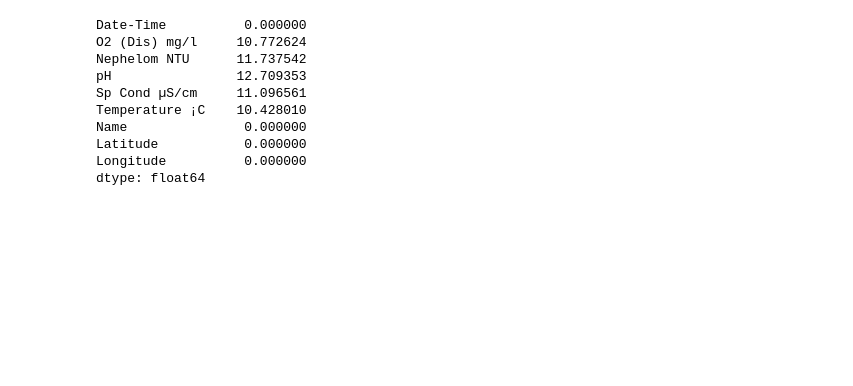
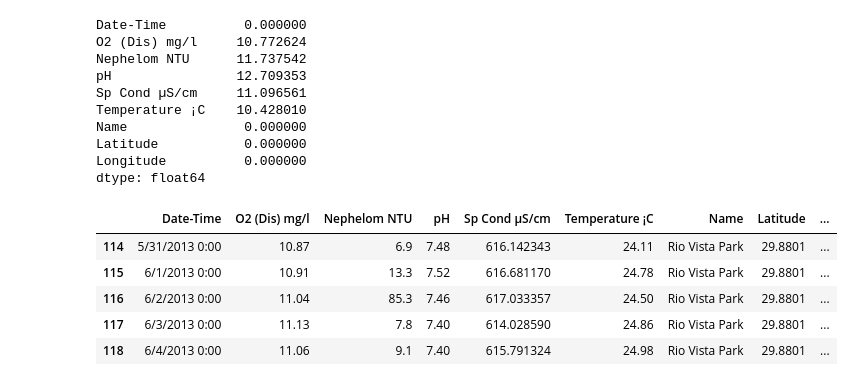
Before and after one commit to we-came-we-SAWS-we-conquered/saws-capstone-project, a Jupyter notebook: jeremy-repo/water_quality_data.ipynb, the cells around one changed output. Saved outputs shown, nothing was run; the diff lists cells and outputs as text; code cells hidden in the pictures; blank space fills up the shorter version.

```diff
--- a/jeremy-repo/water_quality_data.ipynb
+++ b/jeremy-repo/water_quality_data.ipynb
@@ -34,6 +41,15 @@ Name               0.000000
 Latitude           0.000000
 Longitude          0.000000
 dtype: float64
+# %%
+eaa.head()
+# %% [output]
+|  | Date-Time | O2 (Dis) mg/l | Nephelom NTU | pH | Sp Cond µS/cm | Temperature ¡C | Name | Latitude | ... |
+| 114 | 5/31/2013 0:00 | 10.87 | 6.9 | 7.48 | 616.142343 | 24.11 | Rio Vista Park | 29.8801 | ... |
+| 115 | 6/1/2013 0:00 | 10.91 | 13.3 | 7.52 | 616.681170 | 24.78 | Rio Vista Park | 29.8801 | ... |
+| 116 | 6/2/2013 0:00 | 11.04 | 85.3 | 7.46 | 617.033357 | 24.50 | Rio Vista Park | 29.8801 | ... |
+| 117 | 6/3/2013 0:00 | 11.13 | 7.8 | 7.40 | 614.028590 | 24.86 | Rio Vista Park | 29.8801 | ... |
+| 118 | 6/4/2013 0:00 | 11.06 | 9.1 | 7.40 | 615.791324 | 24.98 | Rio Vista Park | 29.8801 | ... |
 # %%
 sara.info()
 # %% [output]
```
Also changed, not shown: parts of 28 cells of this notebook.
